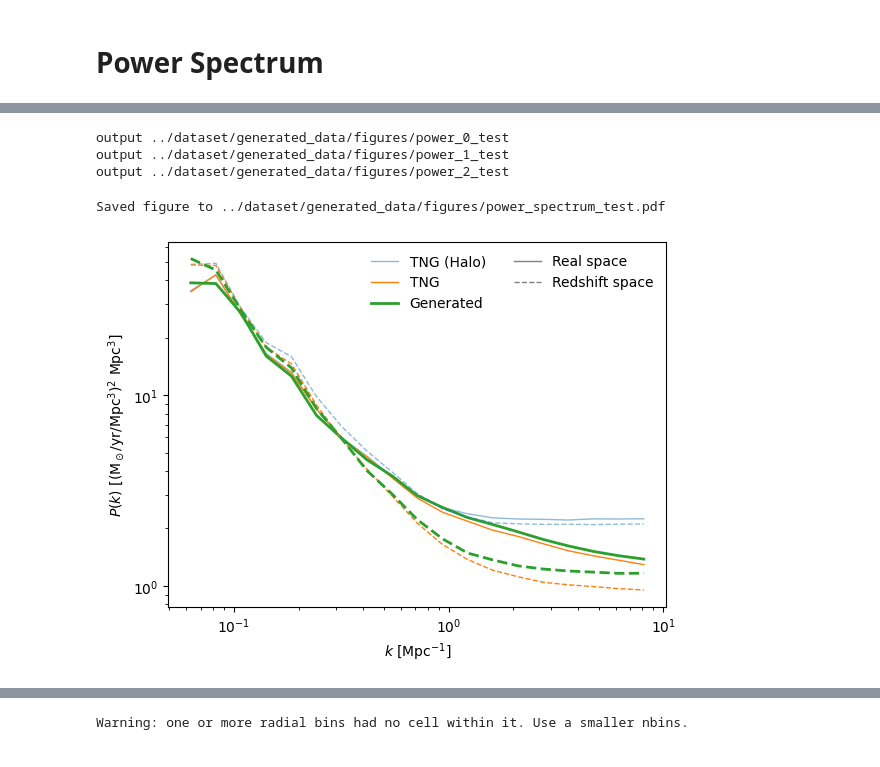
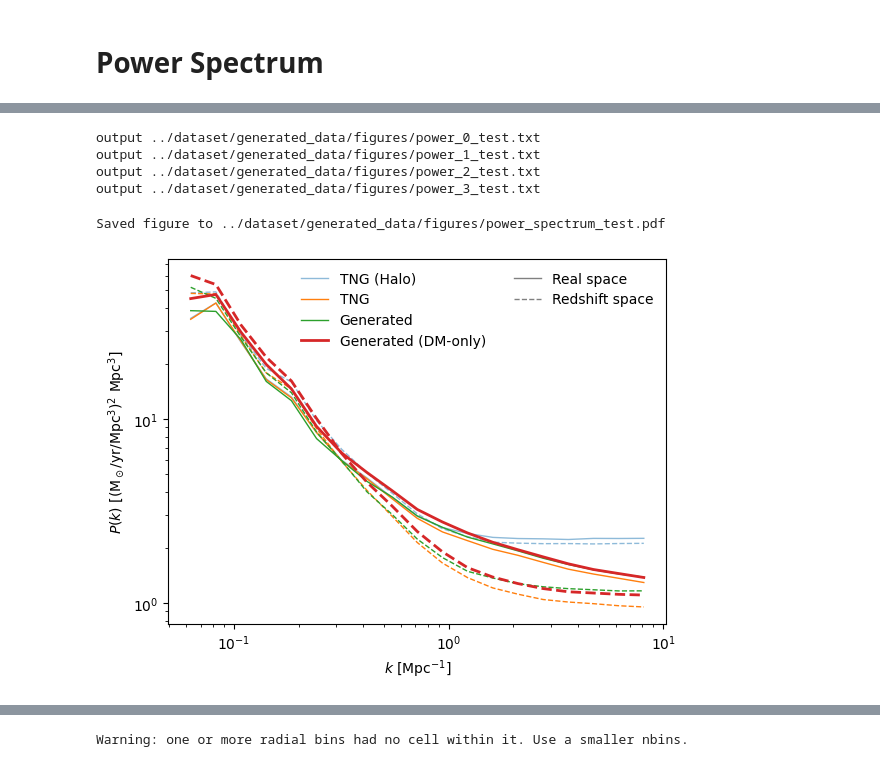
Before and after one commit to knmoriwaki/cosmoglint, a Jupyter notebook: notebooks/plot_data_cube.ipynb, the cells around one changed output, grey strips where cells are left out. Drawn from its saved outputs; the diff is of its cells as text; code cells hidden in the pictures.

```diff
--- a/notebooks/plot_data_cube.ipynb
+++ b/notebooks/plot_data_cube.ipynb
@@ -66,9 +79,10 @@ label = ".threshold1e-3"
 prefix_list = ["group.{}.{:d}{}".format(sim_name, snapshot_number, label),
                "subgroup.{}.{:d}{}".format(sim_name, snapshot_number, label),
                "group.data_cube.{:d}{}.{}.seed0".format(snapshot_number, label, model_name),
-               "pinocchio.run2{}.{}".format(label, model_name)
+                "group_dm_only.data_cube.{:d}{}.{}.seed0.factor0.92".format(snapshot_number, label, model_name),
+               "pinocchio.run2.data_cube.{:d}{}.{}.factor0.92".format(snapshot_number, label, model_name)
             ]
-titles = ["TNG (Halo)", "TNG", "Generated", "Pinocchio"]
+titles = ["TNG (Halo)", "TNG", "Generated", "Generated (DM-only)", "Pinocchio"]
 
 titles_rsd = [ f"{t} with RSD" for t in titles ]
 data_list = []
@@ -275,7 +288,7 @@ for data, header in zip(data_rsd_list[:4], header_rsd_list):
     k_rsd_list.append(k_values)
 
 for i in range(len(power_list)):
-    fout = "{}/power_{:d}".format(output_dir, i)
+    fout = "{}/power_{:d}.txt".format(output_dir, i)
     with open(fout, "w") as f:
         for j in range(len(k_list[i])):
             f.write("{:.4e} {:.4e} {:.4e}\n".format(k_list[i][j], power_list[i][j], power_rsd_list[i][j]))
@@ -365,7 +461,7 @@ Saved figure to ../dataset/generated_data/figures/power_spectrum_pinocchio.pdf
 ### Compute power spectrum
 k_list = []
 power_list = []
-for data, header in zip(data_list[:3], header_list):
+for data, header in zip(data_list[:4], header_list):
     boxsize = header["boxsize"] / hlittle # Mpc
     voxel_size = boxsize ** 3 / data.shape[0] / data.shape[1] / data.shape[2]
 
@@ -380,7 +476,7 @@ for data, header in zip(data_list[:3], header_list):
 
 k_rsd_list = []
 power_rsd_list = []
-for data, header in zip(data_rsd_list[:3], header_rsd_list):
+for data, header in zip(data_rsd_list[:4], header_rsd_list):
     boxsize = header["boxsize"] / hlittle
     voxel_size = boxsize ** 3 / data.shape[0] / data.shape[1] / data.shape[2]
 
@@ -394,20 +490,67 @@ for data, header in zip(data_rsd_list[:3], header_rsd_list):
     k_rsd_list.append(k_values)
 
 for i in range(len(power_list)):
-    fout = "{}/power_{:d}_test".format(output_dir, i)
+    fout = "{}/power_{:d}_test.txt".format(output_dir, i)
     with open(fout, "w") as f:
         for j in range(len(k_list[i])):
             f.write("{:.4e} {:.4e} {:.4e}\n".format(k_list[i][j], power_list[i][j], power_rsd_list[i][j]))
 
     print("output {}".format(fout))
 # %% [output]
-output ../dataset/generated_data/figures/power_0_test
-output ../dataset/generated_data/figures/power_1_test
-output ../dataset/generated_data/figures/power_2_test
+output ../dataset/generated_data/figures/power_0_test.txt
+output ../dataset/generated_data/figures/power_1_test.txt
+output ../dataset/generated_data/figures/power_2_test.txt
+output ../dataset/generated_data/figures/power_3_test.txt
 # %%
+def compare_power(id_list, fsave, lw_list=None, **kwargs):
+
+    plt.figure(figsize=(6, 4.5))
+    alpha = [0.5, 1, 1, 1, 1]
+
+    for count, i in enumerate(id_list):
+        data = np.loadtxt("{}/power_{}_test.txt".format(output_dir, str(i) if i < 4 else "pinocchio"))
+        k = data[:,0]
+        power = data[:,1]
+        power_rsd = data[:,2]
+
+        plot_power(k, power, label=titles[i], ls="solid", color=colors[i], zorder=i, alpha=alpha[i], with_factor=with_factor, lw=lw_list[i])
+        plot_power(k, power_rsd, ls="dashed", color=colors[i], zorder=i, alpha=alpha[i], with_factor=with_factor, lw=lw_list[i])
+
+    plt.xlabel(r"$k \ [\rm Mpc^{-1}]$")
+
+    if with_factor:
+        plt.ylabel(r"$k^3P(k)/2\pi^2\ [({\rm M_\odot / yr /Mpc^3})^2]$")
+    else:
+        #plt.ylabel(r"$P(k)\ [({\rm M_\odot / yr)^2 / Mpc^3]}$")
+        plt.ylabel(r"$P(k)\ [({\rm M_\odot / yr / Mpc^3)^2 \ Mpc^3]}$")
+    plt.yscale("log")
+    plt.xscale("log")
+
+    xlim = plt.xlim()
+    ylim = plt.ylim()
+
+    plt.plot([0, 1], [ylim[0]*0.1, ylim[0]*0.1], color="gray", ls="solid", lw=1, label="Real space")
+    plt.plot([0, 1], [ylim[0]*0.1, ylim[0]*0.1], color="gray", ls="dashed", lw=1, label="Redshift space")
+    plt.xlim(xlim)
+    plt.ylim(ylim)
+
+    ax = plt.gca()
+    ax.legend(frameon=False, ncol=2)
+
+    if len(id_list) > 3:
+        leg = ax.get_legend()
+        handles = leg.legend_handles
+        labels = [t.get_text() for t in leg.get_texts()]
+        dummy, = ax.plot([],[],alpha=0)
+        handles.append(dummy)
+        labels.append("")
+        ax.legend(handles, labels, ncol=2, frameon=False)
+
+    my_savefig(fsave)
+
 ### Show Power spectrum for test region
 fsave = "{}/power_spectrum_test.pdf".format(output_dir)
-compare_power([0, 1, 2], fsave=fsave, lw_list=[1,1,2])
+compare_power([0, 1, 2, 3], fsave=fsave, lw_list=[1,1,1,2])
 # %% [output]
 Saved figure to ../dataset/generated_data/figures/power_spectrum_test.pdf
-[figure, old version]
+[figure, new version]
```
Also changed, not shown: parts of 13 cells of this notebook, 3 other files.
